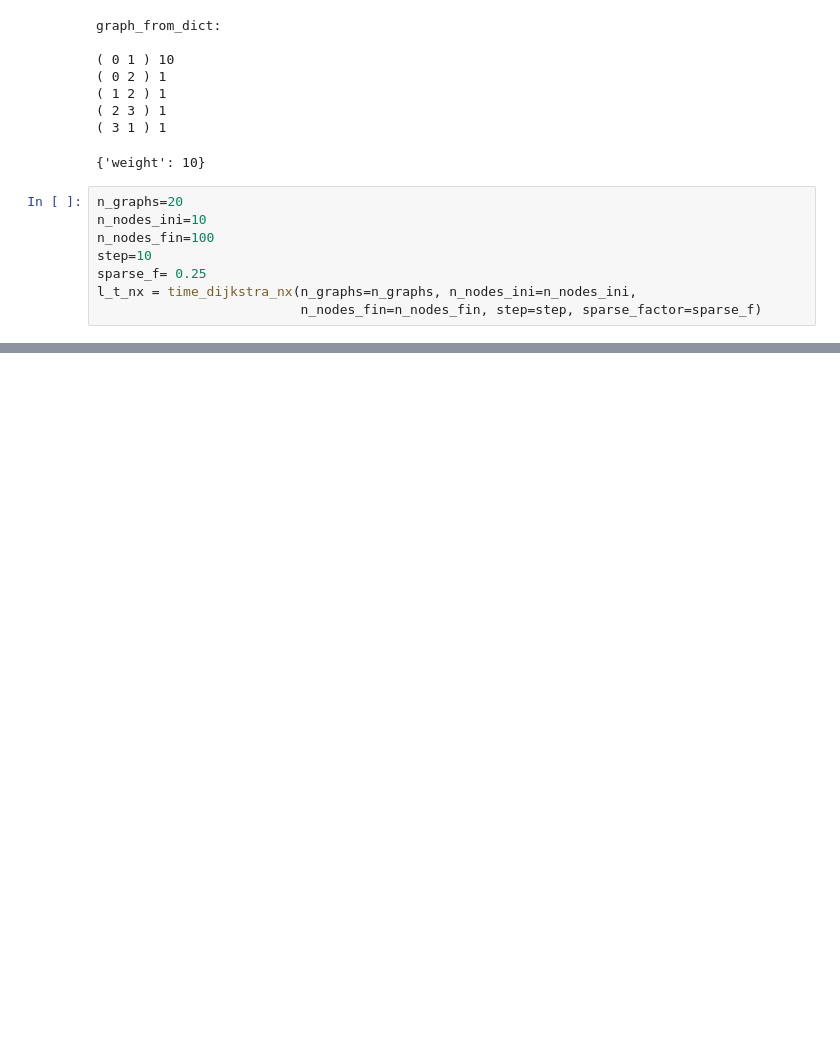
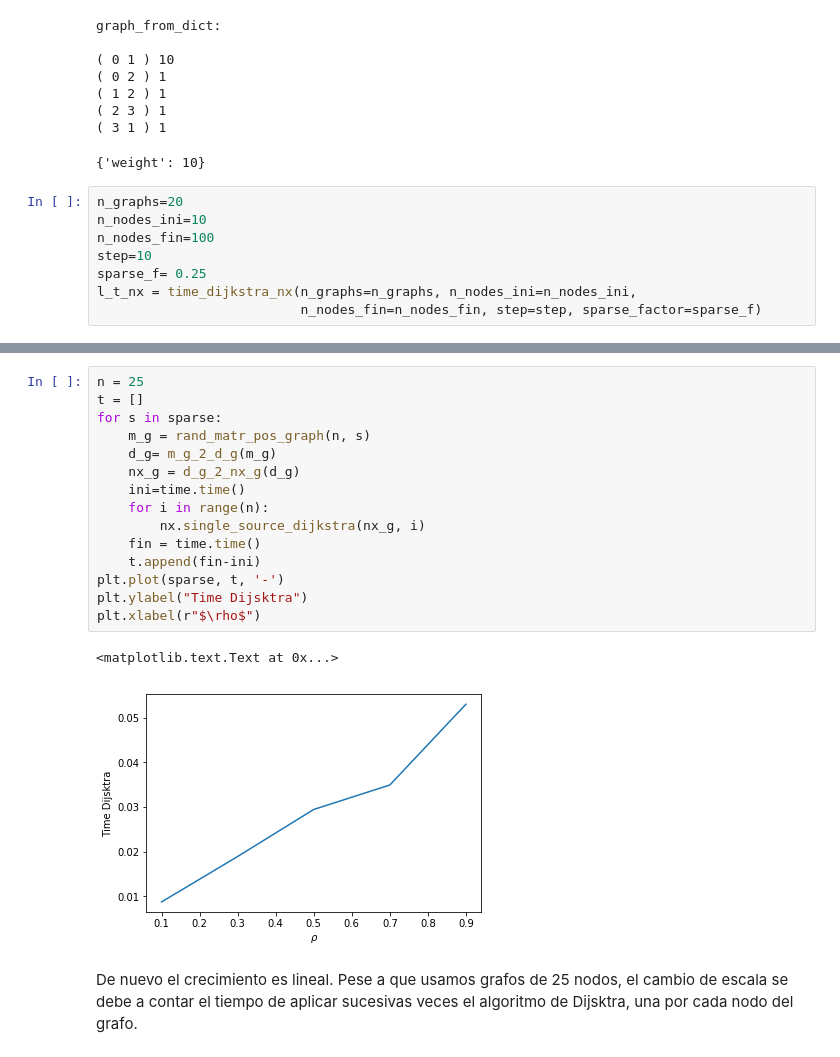
Before and after one commit to eslora10/DAALG, a Jupyter notebook: Practica1.ipynb, the cells around one changed output, grey strips where cells are left out. Drawn from its saved outputs; the diff is of its cells as text; blank space fills up the shorter version.

```diff
--- a/Practica1.ipynb
+++ b/Practica1.ipynb
@@ -647,0 +693,20 @@ Ilustrar este crecimiento ejecutando Dijkstra sobre listas de adyacencia de graf
+# %%
+n = 25
+t = []
+for s in sparse:
+    m_g = rand_matr_pos_graph(n, s)
+    d_g= m_g_2_d_g(m_g)
+    nx_g = d_g_2_nx_g(d_g)
+    ini=time.time()
+    for i in range(n):
+        nx.single_source_dijkstra(nx_g, i)
+    fin = time.time()
+    t.append(fin-ini)
+plt.plot(sparse, t, '-')
+plt.ylabel("Time Dijsktra")
+plt.xlabel(r"$\rho$")
+# %% [output]
+<matplotlib.text.Text at 0x...>
+[figure, added]
+# %% [markdown]
+De nuevo el crecimiento es lineal. Pese a que usamos grafos de 25 nodos, el cambio de escala se debe a contar el tiempo de aplicar sucesivas veces el algoritmo de Dijsktra, una por cada nodo del grafo.
```
Also changed, not shown: parts of 14 cells of this notebook, 4 other files.
